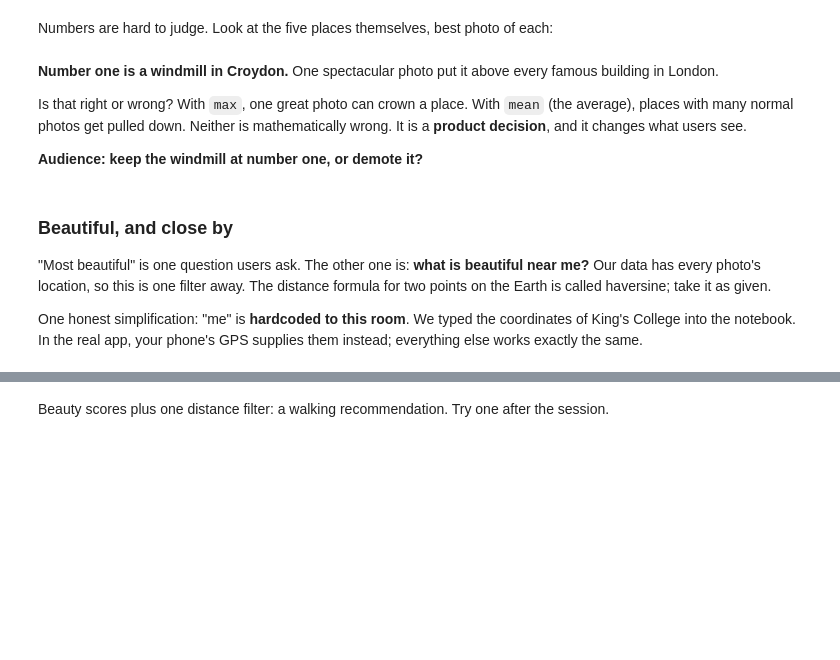
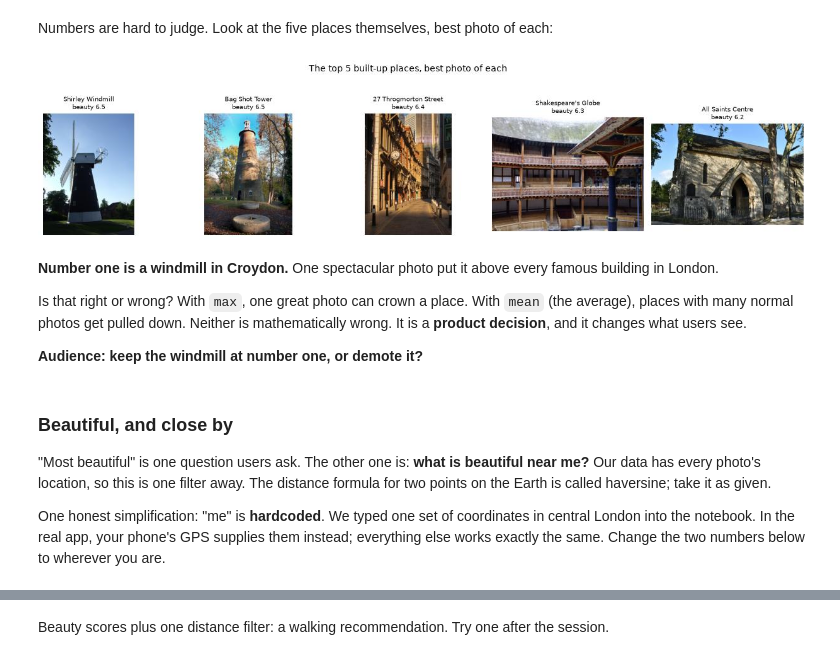
Before and after one commit to beautifulplacesai/beautiful-places-search-exercise, a Jupyter notebook: explainer.ipynb, the cells around one changed output, grey strips where cells are left out. Saved outputs shown, nothing was run; the diff lists cells and outputs as text; code cells hidden in the pictures; blank space fills up the shorter version.

Commit message:
Correct the ratings figure; add ship, train and field labels plus an unclear rule; preview the data; clearer tool and setup failures

```diff
--- a/explainer.ipynb
+++ b/explainer.ipynb
@@ -298,8 +395,10 @@ leaderboard(photos[photos.category == "architecture"], top=5)
 Numbers are hard to judge. Look at the five places themselves, best photo
 of each:
 # %%
-top5_architecture = leaderboard(photos[photos.category == "architecture"], top=5)
-show_best_photo_of_each(top5_architecture, "The top 5 architecture places, best photo of each")
+top5_built = leaderboard(photos[photos.category == "built-up"], top=5)
+show_best_photo_of_each(top5_built, "The top 5 built-up places, best photo of each")
+# %% [output]
+[figure, added]
 # %% [markdown]
 **Number one is a windmill in Croydon.** One spectacular photo put it above
 every famous building in London.
@@ -318,9 +417,10 @@ beautiful near me?** Our data has every photo's location, so this is one
 filter away. The distance formula for two points on the Earth is called
 haversine; take it as given.
 
-One honest simplification: "me" is **hardcoded to this room**. We typed the
-coordinates of King's College into the notebook. In the real app, your
-phone's GPS supplies them instead; everything else works exactly the same.
+One honest simplification: "me" is **hardcoded**. We typed one set of
+coordinates in central London into the notebook. In the real app, your phone's
+GPS supplies them instead; everything else works exactly the same. Change the
+two numbers below to wherever you are.
 # %%
 def haversine_km(lat1, lon1, lat2, lon2):
     """Distance in km between two points on Earth. Works on whole columns."""
```
Also changed, not shown: parts of 54 cells of this notebook, 6 other files.
